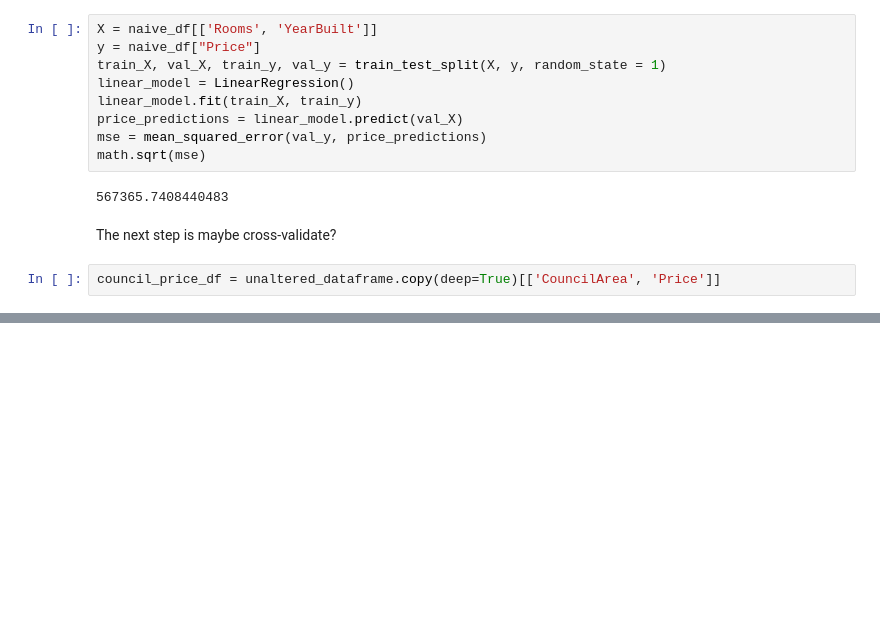
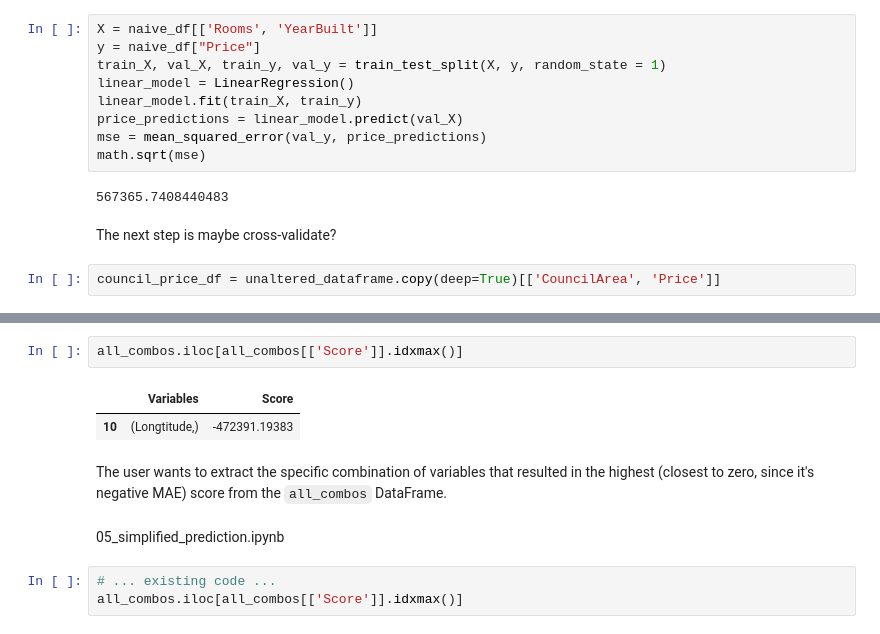
Before and after one commit to smdbz/data-science, a Jupyter notebook: notebooks/05_simplified_prediction.ipynb, the cells around one changed output, grey strips where cells are left out. Saved outputs shown, nothing was run; the diff lists cells and outputs as text; blank space fills up the shorter version.

```diff
--- a/notebooks/05_simplified_prediction.ipynb
+++ b/notebooks/05_simplified_prediction.ipynb
@@ -410,0 +438,12 @@ iter
+# %%
+all_combos.iloc[all_combos[['Score']].idxmax()]
+# %% [output]
+|  | Variables | Score |
+| 10 | (Longtitude,) | -472391.19383 |
+# %% [markdown]
+The user wants to extract the specific combination of variables that resulted in the highest (closest to zero, since it's negative MAE) score from the `all_combos` DataFrame.
+# %% [markdown]
+<llm-snippet-file>05_simplified_prediction.ipynb</llm-snippet-file>
+# %%
+# ... existing code ...
+all_combos.iloc[all_combos[['Score']].idxmax()]
```
Also changed, not shown: parts of 14 cells of this notebook, 3 other files.
